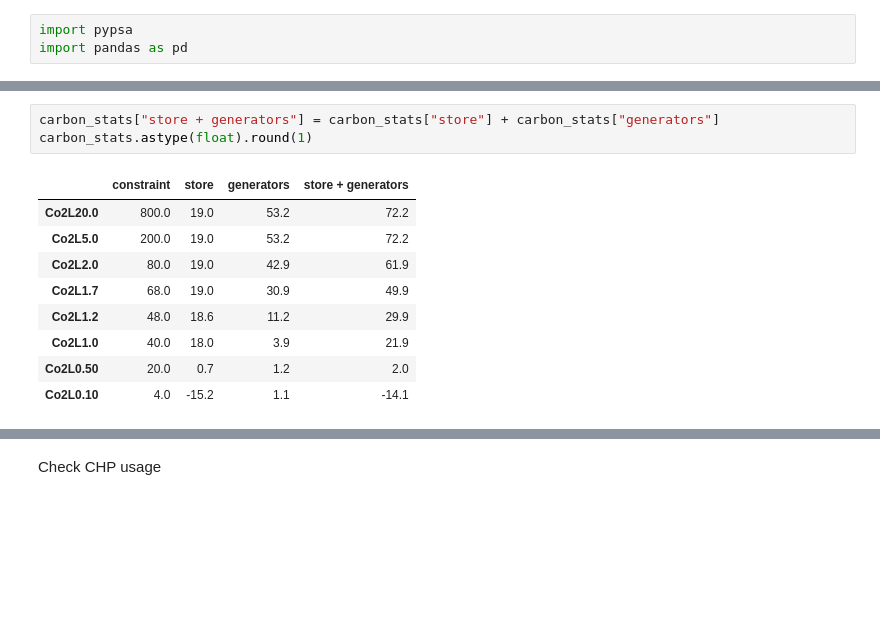
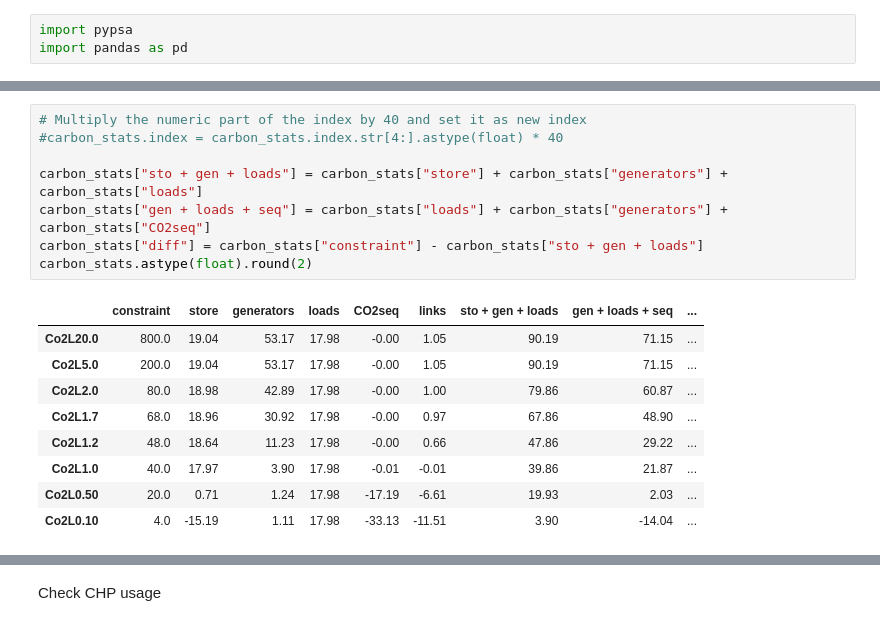
Before and after one commit to energyLS/aldehyde, a Jupyter notebook: workflow/notebooks/test_co2limit.ipynb, the cells around one changed output, grey strips where cells are left out. Cells and saved outputs as stored; diff of their text form; blank space fills up the shorter version.

```diff
--- a/workflow/notebooks/test_co2limit.ipynb
+++ b/workflow/notebooks/test_co2limit.ipynb
@@ -27,16 +41,21 @@ INFO:pypsa.io:Imported network elec_s_10_ec_lc1.0_Co2L1.2_3H_2030_0.15_DF_0expor
 INFO:pypsa.io:Imported network elec_s_10_ec_lc1.0_Co2L1.0_3H_2030_0.15_DF_0export.nc has buses, carriers, generators, global_constraints, lines, links, loads, storage_units, stores
 INFO:pypsa.io:Imported network elec_s_10_ec_lc1.0_Co2L0.50_3H_2030_0.15_DF_0export.nc has buses, carriers, generators, global_constraints, lines, links, loads, storage_units, stores
 INFO:pypsa.io:Imported network elec_s_10_ec_lc1.0_Co2L0.10_3H_2030_0.15_DF_0export.nc has buses, carriers, generators, global_constraints, lines, links, loads, storage_units, stores
-# %%
-carbon_stats["store + generators"] = carbon_stats["store"] + carbon_stats["generators"]
-carbon_stats.astype(float).round(1)
-# %% [output]
-|  | constraint | store | generators | store + generators |
-| Co2L20.0 | 800.0 | 19.0 | 53.2 | 72.2 |
-| Co2L5.0 | 200.0 | 19.0 | 53.2 | 72.2 |
-| Co2L2.0 | 80.0 | 19.0 | 42.9 | 61.9 |
-| Co2L1.7 | 68.0 | 19.0 | 30.9 | 49.9 |
-| Co2L1.2 | 48.0 | 18.6 | 11.2 | 29.9 |
-| Co2L1.0 | 40.0 | 18.0 | 3.9 | 21.9 |
-| Co2L0.50 | 20.0 | 0.7 | 1.2 | 2.0 |
-| Co2L0.10 | 4.0 | -15.2 | 1.1 | -14.1 |
+# %%
+# Multiply the numeric part of the index by 40 and set it as new index
+#carbon_stats.index = carbon_stats.index.str[4:].astype(float) * 40
+
+carbon_stats["sto + gen + loads"] = carbon_stats["store"] + carbon_stats["generators"] + carbon_stats["loads"]
+carbon_stats["gen + loads + seq"] = carbon_stats["loads"] + carbon_stats["generators"] + carbon_stats["CO2seq"]
+carbon_stats["diff"] = carbon_stats["constraint"] - carbon_stats["sto + gen + loads"]
+carbon_stats.astype(float).round(2)
+# %% [output]
+|  | constraint | store | generators | loads | CO2seq | links | sto + gen + loads | gen + loads + seq | ... |
+| Co2L20.0 | 800.0 | 19.04 | 53.17 | 17.98 | -0.00 | 1.05 | 90.19 | 71.15 | ... |
+| Co2L5.0 | 200.0 | 19.04 | 53.17 | 17.98 | -0.00 | 1.05 | 90.19 | 71.15 | ... |
+| Co2L2.0 | 80.0 | 18.98 | 42.89 | 17.98 | -0.00 | 1.00 | 79.86 | 60.87 | ... |
+| Co2L1.7 | 68.0 | 18.96 | 30.92 | 17.98 | -0.00 | 0.97 | 67.86 | 48.90 | ... |
+| Co2L1.2 | 48.0 | 18.64 | 11.23 | 17.98 | -0.00 | 0.66 | 47.86 | 29.22 | ... |
+| Co2L1.0 | 40.0 | 17.97 | 3.90 | 17.98 | -0.01 | -0.01 | 39.86 | 21.87 | ... |
+| Co2L0.50 | 20.0 | 0.71 | 1.24 | 17.98 | -17.19 | -6.61 | 19.93 | 2.03 | ... |
+| Co2L0.10 | 4.0 | -15.19 | 1.11 | 17.98 | -33.13 | -11.51 | 3.90 | -14.04 | ... |
```
Also changed, not shown: parts of 24 cells of this notebook.
